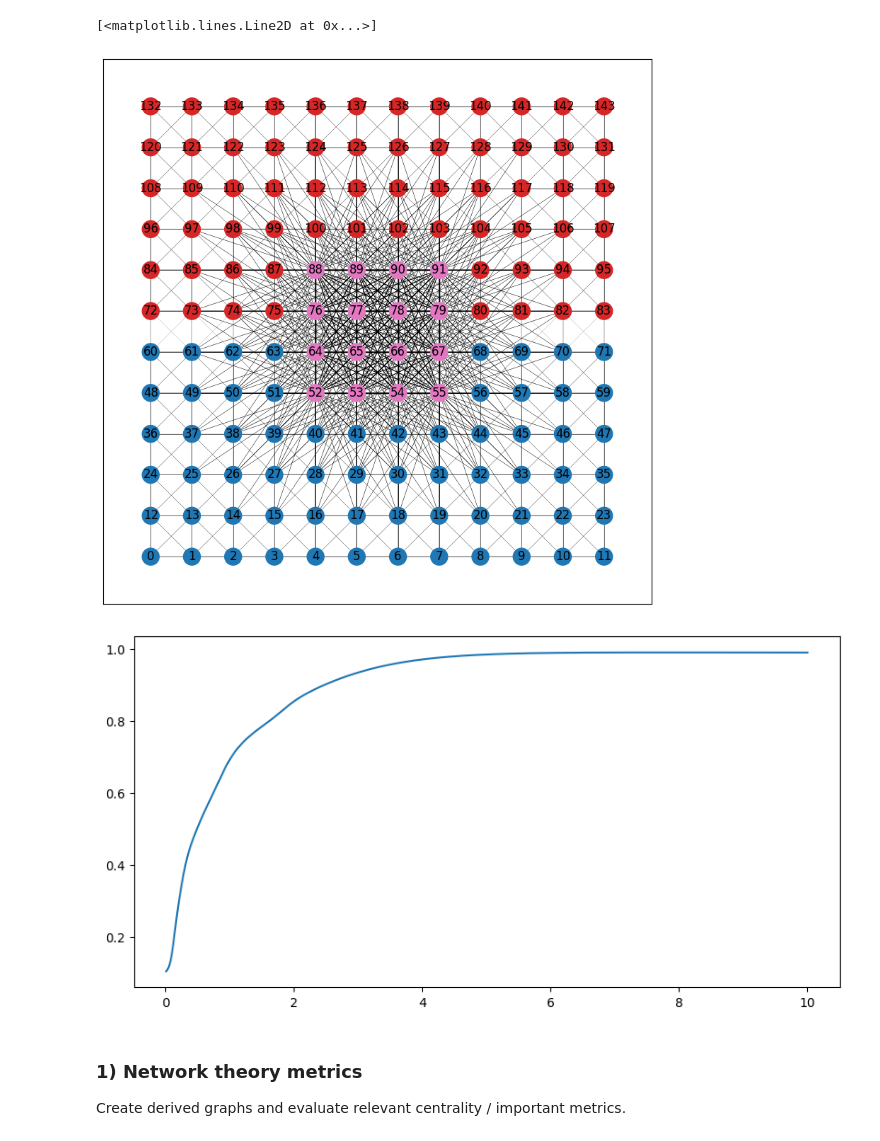
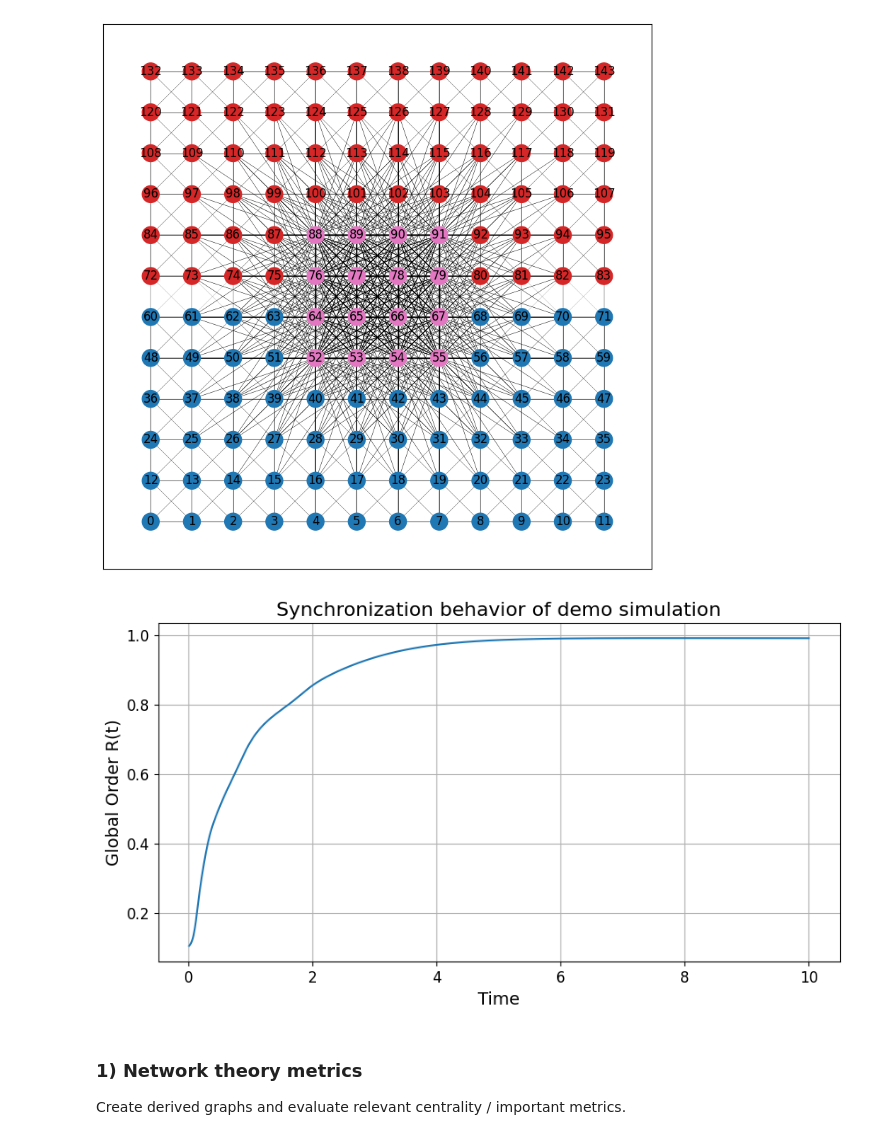
Before and after one commit to adamLastovka/KuramotoNeuralSimulations, a Jupyter notebook: Notebooks/05_metric_comparison.ipynb, the cells around one changed output. Cells and saved outputs as stored; diff of their text form; code cells hidden in the pictures.

Commit message:
Plot formatting and visualization

```diff
--- a/Notebooks/05_metric_comparison.ipynb
+++ b/Notebooks/05_metric_comparison.ipynb
@@ -1,4 +1,7 @@
 # %%
+%load_ext autoreload
+%autoreload 2
+
 import numpy as np
 import matplotlib.pyplot as plt
 
@@ -34,6 +37,16 @@ from kuramoto.network import (
 )
 
 from jax import numpy as jnp
+
+SUPTITLE_SIZE = 20
+plt.rcParams.update({
+    "font.size": 14,
+    "figure.titlesize": 20,
+    "axes.titlesize": 16,
+    "axes.labelsize": 14,
+    "xtick.labelsize": 12,
+    "ytick.labelsize": 12,
+})
 
 SEED = 42
 grid_shape = (12, 12)
@@ -100,35 +113,38 @@ cfg = SimulationConfig(
         kernel="gaussian",
         base_strength=1.0,
         radius=4.0,
         mode="spatial",
         components=components,
         group_ids=group_ids,
     ),
     initial_theta=InitThetaConfig(mode="uniform"),
     initial_omega=InitOmegaConfig(mode="normal", mu=0.0, sigma=0.3),
     seed=42,
 )
 
 sim = build_simulation(config=cfg, rng=np.random.default_rng(SEED))
 
 # Run simulation
 results = sim.run((0, T_END), dt, rng=RNG)
 
 # Visualize base network
 G = create_cortical_graph(sim)
 
 plot_cortical_graph(G, layout="grid")
 
 
 # Postprocess
 R_list, _ = order_parameter(results['theta'])
 
 fig,ax = plt.subplots(figsize=(10,5))
 ax.plot(results['ts'], R_list, linewidth=1.5)
+ax.set_xlabel("Time")
+ax.set_ylabel("Global Order R(t)")
+ax.set_title("Synchronization behavior of demo simulation")
+ax.grid(True)
 # %% [output]
-[<matplotlib.lines.Line2D at 0x...>]
 [figure]
-[figure, old version]
+[figure, new version]
 # %% [markdown]
 ### 1) Network theory metrics
 
```
Also changed, not shown: parts of 7 cells of this notebook, 7 other files.
